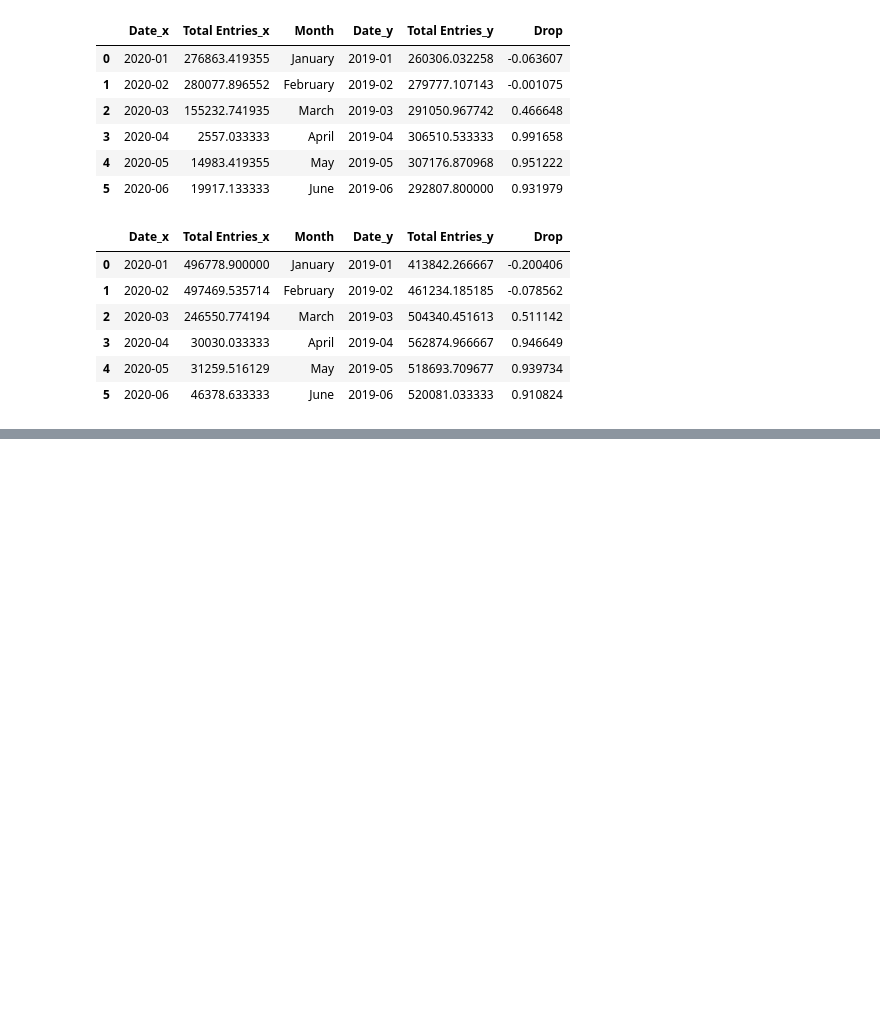
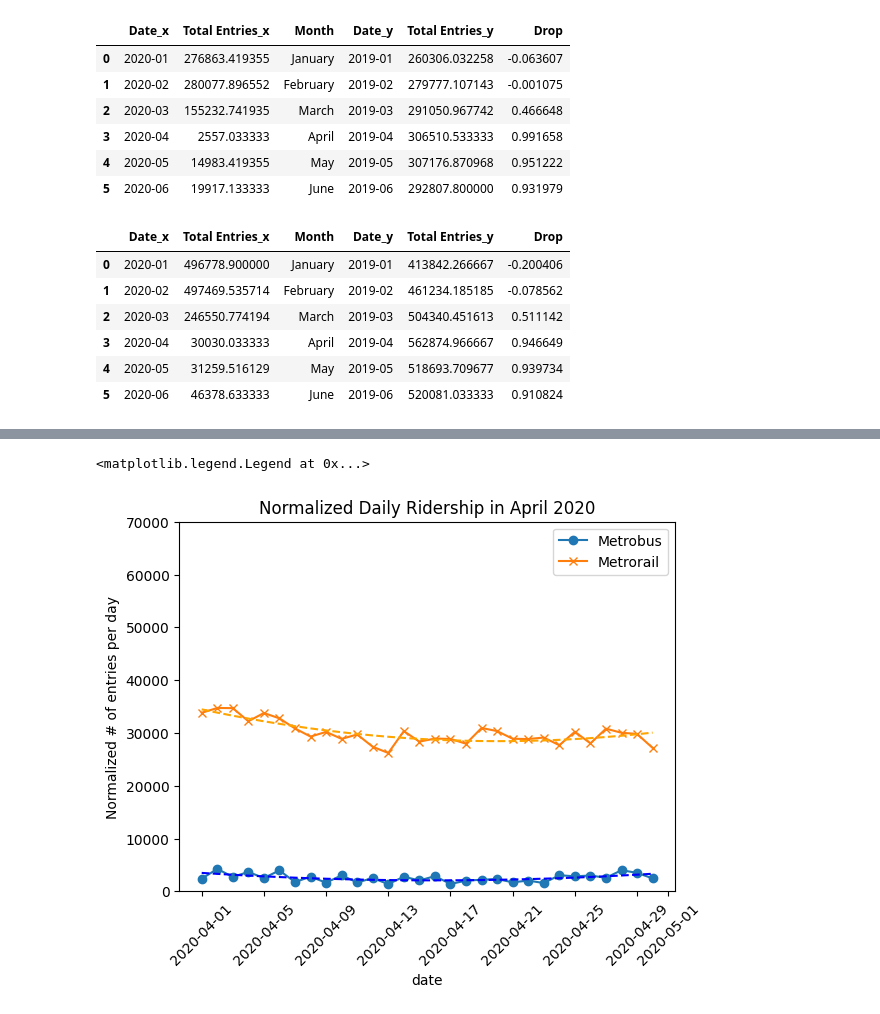
Before and after one commit to kylearbide/DC-Metro-Ridership-Covid, a Jupyter notebook: analysis.ipynb, the cells around one changed output, grey strips where cells are left out. Saved outputs shown, nothing was run; the diff lists cells and outputs as text; code cells hidden in the pictures; blank space fills up the shorter version.

```diff
--- a/analysis.ipynb
+++ b/analysis.ipynb
@@ -136,0 +171,40 @@ ax.legend()
+# %%
+mask_mandate_bus_df = metrobus_2020[(metrobus_2020['Date'] >= "2020-04-01") & (metrobus_2020['Date'] < "2020-05-01")].sort_values("Date")
+mask_mandate_rail_df = metrorail_2020[(metrorail_2020['Date'] >= "2020-04-01") & (metrorail_2020['Date'] < "2020-05-01")].sort_values("Date")
+
+bus_means_2020 = mask_mandate_bus_df.groupby(['DOTW'])['Total Entries'].mean().reset_index().rename(columns={"Total Entries":"Mean"})
+rail_means_2020 = mask_mandate_rail_df.groupby(['DOTW'])['Total Entries'].mean().reset_index().rename(columns={"Total Entries":"Mean"})
+
+mask_mandate_bus_df = mask_mandate_bus_df[["Date","Total Entries", "DOTW"]].merge(bus_means_2020, on="DOTW")
+mask_mandate_rail_df = mask_mandate_rail_df[["Date","Total Entries", "DOTW"]].merge(rail_means_2020, on="DOTW")
+
+mask_mandate_bus_df['Norm Entries'] = mask_mandate_bus_df['Total Entries'] / (mask_mandate_bus_df["Mean"]/mask_mandate_bus_df['Total Entries'].mean())
+mask_mandate_rail_df['Norm Entries'] = mask_mandate_rail_df['Total Entries'] / (mask_mandate_rail_df["Mean"]/mask_mandate_rail_df['Total Entries'].mean())
+
+mask_mandate_bus_df.sort_values("Date", inplace=True)
+mask_mandate_rail_df.sort_values("Date", inplace=True)
+
+norm_x = np.linspace(0,1,len(mask_mandate_bus_df.loc[:, "Norm Entries"]))
+z = np.polyfit(norm_x,pd.to_numeric(mask_mandate_bus_df['Norm Entries']),2)
+poly_eqn = np.poly1d(z)
+y_hat = poly_eqn(norm_x)
+
+norm_x = np.linspace(0,1,len(mask_mandate_rail_df.loc[:, "Norm Entries"]))
+z = np.polyfit(norm_x,pd.to_numeric(mask_mandate_rail_df['Norm Entries']),2)
+poly_eqn = np.poly1d(z)
+y_hat_2 = poly_eqn(norm_x)
+
+fig, ax = plt.subplots()
+ax.plot(mask_mandate_bus_df['Date'],pd.to_numeric(mask_mandate_bus_df['Norm Entries']),label="Metrobus",marker='o')
+ax.plot(mask_mandate_rail_df['Date'],pd.to_numeric(mask_mandate_rail_df['Norm Entries']),label="Metrorail",marker='x')
+ax.plot(mask_mandate_bus_df['Date'],y_hat, color = "blue", linestyle="dashed")
+ax.plot(mask_mandate_rail_df['Date'],y_hat_2,color = "orange", linestyle="dashed")
+ax.set_title("Normalized Daily Ridership in April 2020")
+ax.set_xlabel("date")
+ax.set_ylabel("Normalized # of entries per day")
+ax.tick_params(axis='x', rotation=45)
+ax.set_ylim(bottom,top)
+ax.legend()
+# %% [output]
+<matplotlib.legend.Legend at 0x...>
+[figure, added]
```
Also changed, not shown: parts of 18 cells of this notebook.
